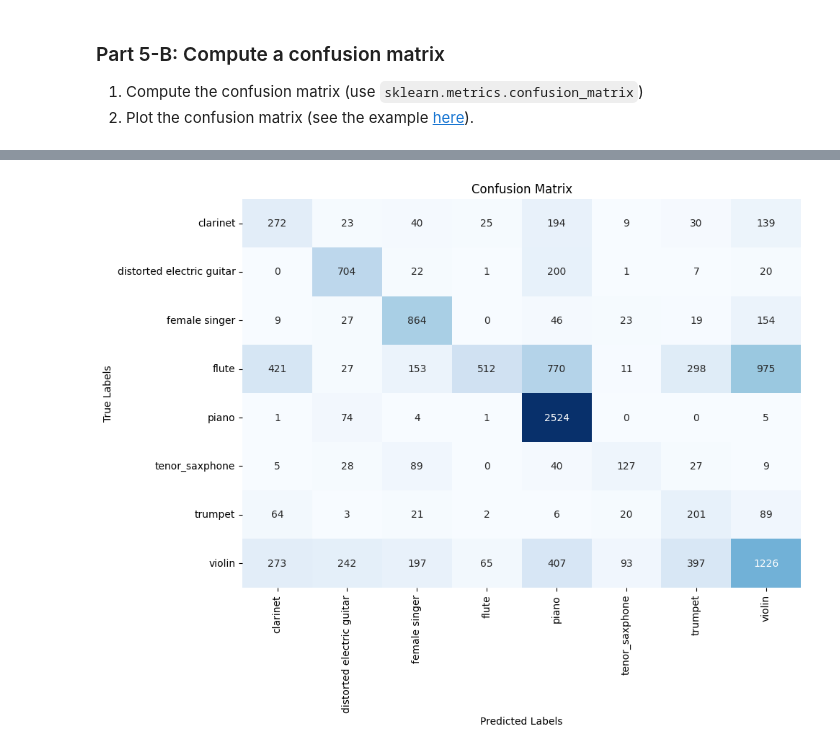
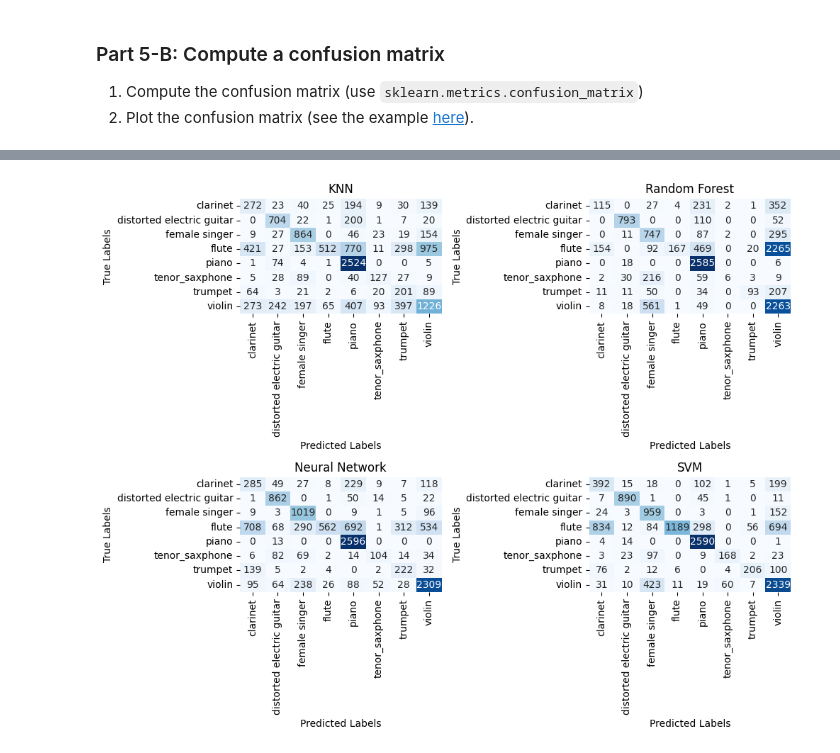
Before and after one commit to ZYFXzz/MIR-Final, a Jupyter notebook: MIR-Final-project.ipynb, the cells around one changed output, grey strips where cells are left out. Saved outputs shown, nothing was run; the diff lists cells and outputs as text; code cells hidden in the pictures.

```diff
--- a/MIR-Final-project.ipynb
+++ b/MIR-Final-project.ipynb
@@ -391,15 +391,24 @@ from sklearn.metrics import confusion_matrix
 from sklearn.metrics import ConfusionMatrixDisplay
 import seaborn as sns
 
-matrix = confusion_matrix(Y_test, y_pred)
+matrix_KNN = confusion_matrix(Y_test, y_pred_KNN)
+matrix_RF = confusion_matrix(Y_test, y_pred_RF)
+matrix_NN = confusion_matrix(Y_test, y_pred_NN)
+matrix_SVM = confusion_matrix(Y_test, y_pred_SVM)
 
 # for print out classes instead of 0-7 labels
 class_names = ['clarinet', 'distorted electric guitar', 'female singer', 'flute', 'piano', 'tenor_saxphone', 'trumpet', 'violin']
 
-plt.figure(figsize=(10, 7))
-sns.heatmap(matrix, annot=True, fmt='d', cmap='Blues', cbar=False,  xticklabels=class_names, yticklabels=class_names)
-plt.title('Confusion Matrix')
-plt.xlabel('Predicted Labels')
-plt.ylabel('True Labels')
+fig, axs = plt.subplots(2, 2, figsize=(10, 8))
+title = ['KNN', 'Random Forest', 'Neural Network', 'SVM']
+matrix = [matrix_KNN, matrix_RF, matrix_NN, matrix_SVM]
+
+for i, ax in enumerate(axs.flatten()):
+    sns.heatmap(matrix[i], annot=True, fmt='d', cmap='Blues', cbar=False,  xticklabels=class_names, yticklabels=class_names, ax=ax)
+    ax.set_title(title[i])
+    ax.set_xlabel('Predicted Labels')
+    ax.set_ylabel('True Labels')
+
+plt.tight_layout()
 plt.show()
 # %% [output]
@@ -407,21 +416,30 @@ plt.show()
 # %%
 # YOUR CODE HERE
 from sklearn.metrics import confusion_matrix
 from sklearn.metrics import ConfusionMatrixDisplay
 import seaborn as sns
 
-matrix = confusion_matrix(Y_latent_test, y_latent_pred)
+matrix_latent_KNN = confusion_matrix(Y_latent_test, y_latent_pred_KNN)
+matrix_latent_RF = confusion_matrix(Y_latent_test, y_latent_pred_RF)
+matrix_latent_NN = confusion_matrix(Y_latent_test, y_latent_pred_NN)
+matrix_latent_SVM = confusion_matrix(Y_latent_test, y_latent_pred_SVM)
 
 # for print out classes instead of 0-7 labels
 class_names = ['clarinet', 'distorted electric guitar', 'female singer', 'flute', 'piano', 'tenor_saxphone', 'trumpet', 'violin']
 
-plt.figure(figsize=(10, 7))
-sns.heatmap(matrix, annot=True, fmt='d', cmap='Blues', cbar=False,  xticklabels=class_names, yticklabels=class_names)
-plt.title('Confusion Matrix')
-plt.xlabel('Predicted Labels')
-plt.ylabel('True Labels')
+fig, axs = plt.subplots(2, 2, figsize=(10, 8))
+title = ['KNN', 'Random Forest', 'Neural Network', 'SVM']
+matrix = [matrix_latent_KNN, matrix_latent_RF, matrix_latent_NN, matrix_latent_SVM]
+
+for i, ax in enumerate(axs.flatten()):
+    sns.heatmap(matrix[i], annot=True, fmt='d', cmap='Blues', cbar=False,  xticklabels=class_names, yticklabels=class_names, ax=ax)
+    ax.set_title(title[i])
+    ax.set_xlabel('Predicted Labels')
+    ax.set_ylabel('True Labels')
+
+plt.tight_layout()
 plt.show()
 # %% [output]
-[figure, old version]
+[figure, new version]
 # %%
 # for printing a normalized matrix
```
Also changed, not shown: parts of 16 cells of this notebook.
